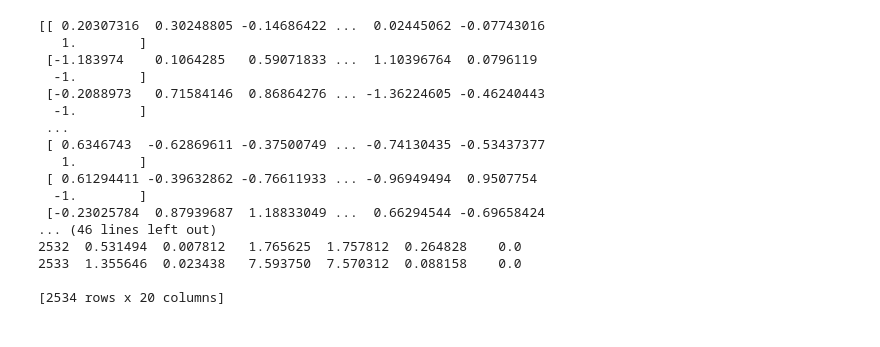
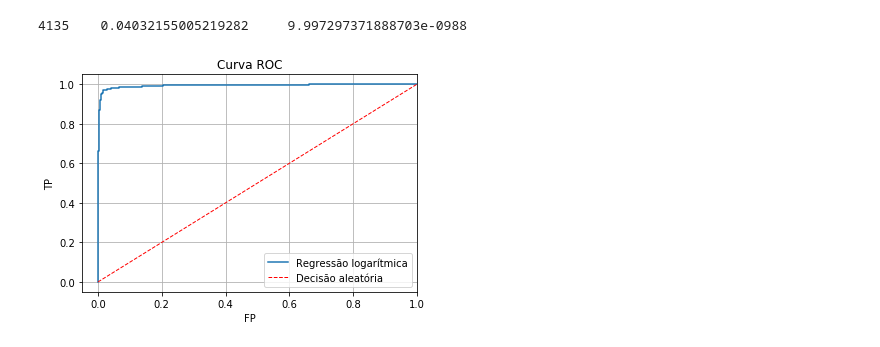
Before and after one commit to carneirofc/IA006, a Jupyter notebook: EFC2/ex01.ipynb, the cells around one changed output. Saved outputs shown, nothing was run; the diff lists cells and outputs as text; code cells hidden in the pictures.

```diff
--- a/EFC2/ex01.ipynb
+++ b/EFC2/ex01.ipynb
@@ -96,26 +61,0 @@ Samples 2534
-# %%
-''' # Test if the scaling works
-print(df_train_scaled)
-print('-----------')
-print(scaler.inverse_transform(df_train_scaled, copy=True))
-print('-----------')
-print(df_train)
-'''
-# %% [output]
-[[ 0.20307316  0.30248805 -0.14686422 ...  0.02445062 -0.07743016
-   1.        ]
- [-1.183974    0.1064285   0.59071833 ...  1.10396764  0.0796119
-  -1.        ]
- [-0.2088973   0.71584146  0.86864276 ... -1.36224605 -0.46240443
-  -1.        ]
- ...
- [ 0.6346743  -0.62869611 -0.37500749 ... -0.74130435 -0.53437377
-   1.        ]
- [ 0.61294411 -0.39632862 -0.76611933 ... -0.96949494  0.9507754
-  -1.        ]
- [-0.23025784  0.87939687  1.18833049 ...  0.66294544 -0.69658424
-... (46 lines left out)
-2532  0.531494  0.007812   1.765625  1.757812  0.264828    0.0
-2533  1.355646  0.023438   7.593750  7.570312  0.088158    0.0
-
-[2534 rows x 20 columns]
@@ -121,0 +101,49 @@ print(df_train)
+# %%
+data = load()
+df_train, df_test = dataset(data, split=0.8)
+
+# Data normalization
+scaler = StandardScaler()
+df_train_out = df_train.loc[:,'label']
+df_train_inp = df_train.drop('label', axis=1)
+scaler.fit(df_train_inp)
+df_train_inp_scaled = scaler.transform(df_train_inp)
+# %%
+# w and fi
+ones = np.ones([len(df_train_inp_scaled),1])
+fi = np.concatenate((ones, df_train_inp_scaled),axis=1).T
+w = np.random.uniform(0,1,(len(fi[:,0]), 1))
+
+# Train
+eta = 1e-2
+tol = 1e-8
+w = train(w, fi, eta, tol, df_train_out.to_numpy().reshape(-1, 1))
+
+with open('data1', 'wb+') as f:
+    pickle.dump(w, f)
+# %% [output]
+4135    0.04032155005219282     9.997297371888703e-0988
+# %%
+# Test
+df_test_out = df_train.loc[:,'label']
+df_test_inp = df_train.drop('label', axis=1)
+df_test_inp_scaled = scaler.transform(df_test_inp)
+ones = np.ones([len(df_test_inp_scaled),1])
+fi = np.concatenate((ones, df_test_inp_scaled),axis=1).T
+yest = estimate(w, fi)
+# %%
+# Results ROC
+fpr, tpr, thresholds = roc_curve(df_test_out, yest)
+plt.plot(fpr, tpr, label='Regressão logarítmica')
+plt.plot([0, 1], [0, 1], color='red', lw=1, linestyle='--', label='Decisão aleatória')
+plt.title('Curva ROC')
+plt.xlabel('FP')
+plt.ylabel('TP')
+plt.xlim([-0.05, 1.0])
+plt.ylim([-0.05, 1.05])
+plt.grid(True)
+plt.legend()
+plt.savefig('img1/roc')
+plt.show()
+# %% [output]
+[figure, added]
```
Also changed, not shown: parts of 13 cells of this notebook, 2 other files.
